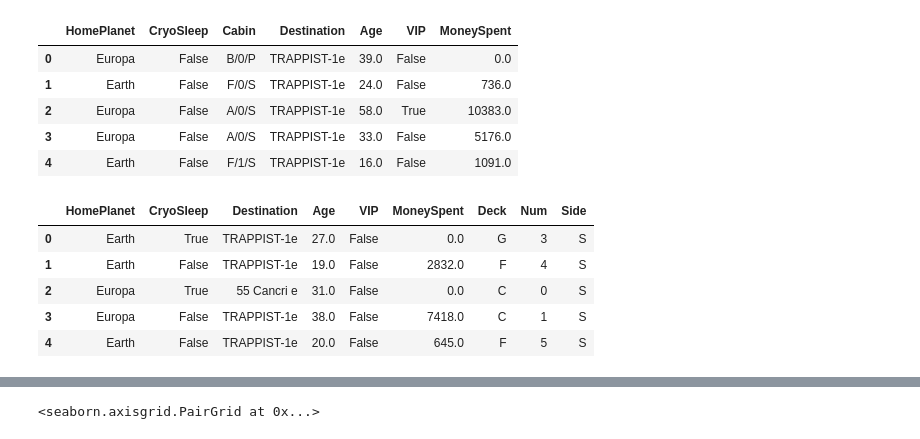
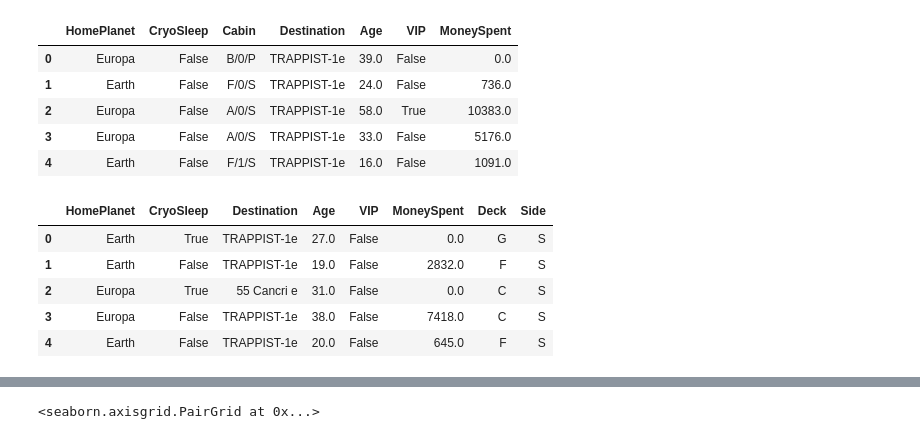
Before and after one commit to saurav1066/KaggleProjects, a Jupyter notebook: Spaceship Titanic/Spaceship_analysis.ipynb, the cells around one changed output, grey strips where cells are left out. Cells and saved outputs as stored; diff of their text form; code cells hidden in the pictures.

```diff
--- a/Spaceship Titanic/Spaceship_analysis.ipynb
+++ b/Spaceship Titanic/Spaceship_analysis.ipynb
@@ -68,16 +68,18 @@ x.head()
 # %%
 #Divide Cabin into decks, num and side column
 x[['Deck', 'Num', 'Side']] = x['Cabin'].str.split('/', expand=True)
 x.drop("Cabin", axis=1,inplace=True)
+x.drop("Num", axis=1,inplace=True)
 
 test_data[['Deck', 'Num', 'Side']] = test_data['Cabin'].str.split('/', expand=True)
 test_data.drop("Cabin", axis=1, inplace=True)
+test_data.drop("Num", axis=1, inplace=True)
 test_data.head()
 # %% [output]
-|  | HomePlanet | CryoSleep | Destination | Age | VIP | MoneySpent | Deck | Num | Side |
-| 0 | Earth | True | TRAPPIST-1e | 27.0 | False | 0.0 | G | 3 | S |
-| 1 | Earth | False | TRAPPIST-1e | 19.0 | False | 2832.0 | F | 4 | S |
-| 2 | Europa | True | 55 Cancri e | 31.0 | False | 0.0 | C | 0 | S |
-| 3 | Europa | False | TRAPPIST-1e | 38.0 | False | 7418.0 | C | 1 | S |
-| 4 | Earth | False | TRAPPIST-1e | 20.0 | False | 645.0 | F | 5 | S |
+|  | HomePlanet | CryoSleep | Destination | Age | VIP | MoneySpent | Deck | Side |
+| 0 | Earth | True | TRAPPIST-1e | 27.0 | False | 0.0 | G | S |
+| 1 | Earth | False | TRAPPIST-1e | 19.0 | False | 2832.0 | F | S |
+| 2 | Europa | True | 55 Cancri e | 31.0 | False | 0.0 | C | S |
+| 3 | Europa | False | TRAPPIST-1e | 38.0 | False | 7418.0 | C | S |
+| 4 | Earth | False | TRAPPIST-1e | 20.0 | False | 645.0 | F | S |
 # %%
```
Also changed, not shown: parts of 6 cells of this notebook, 1 other file.
